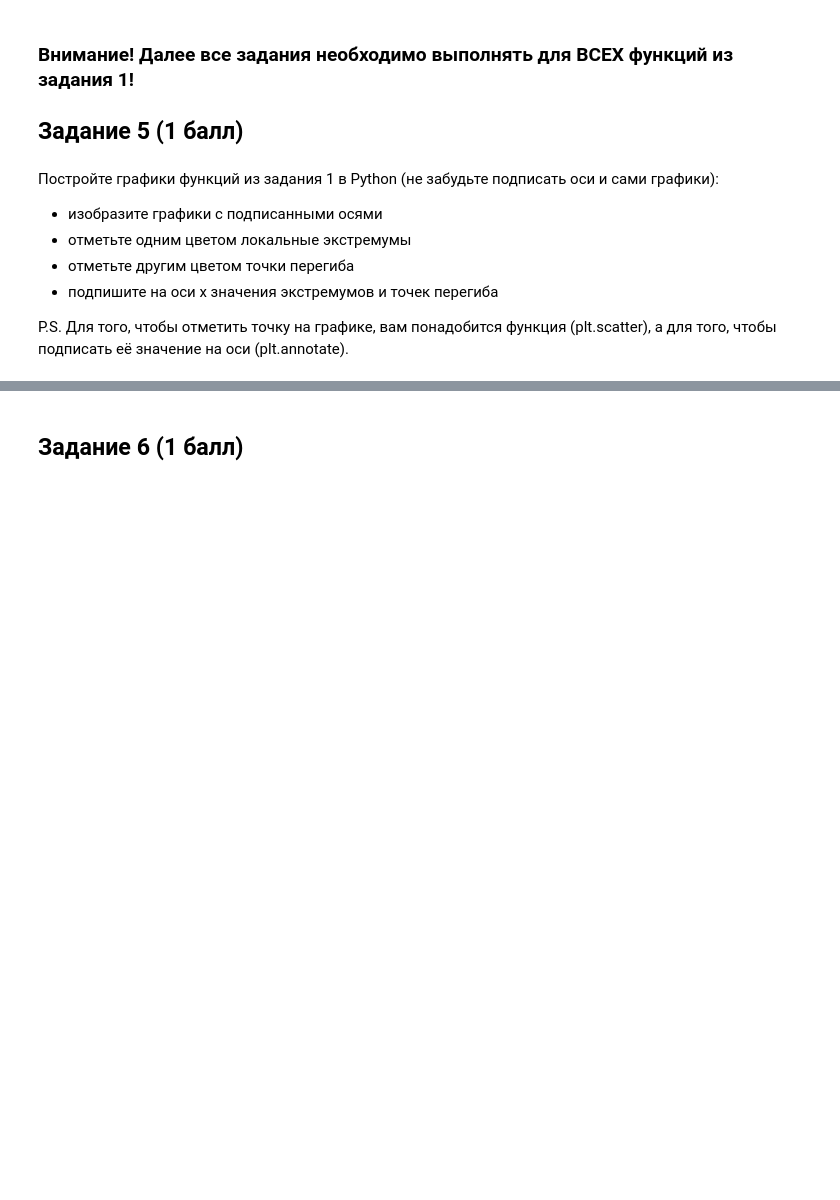
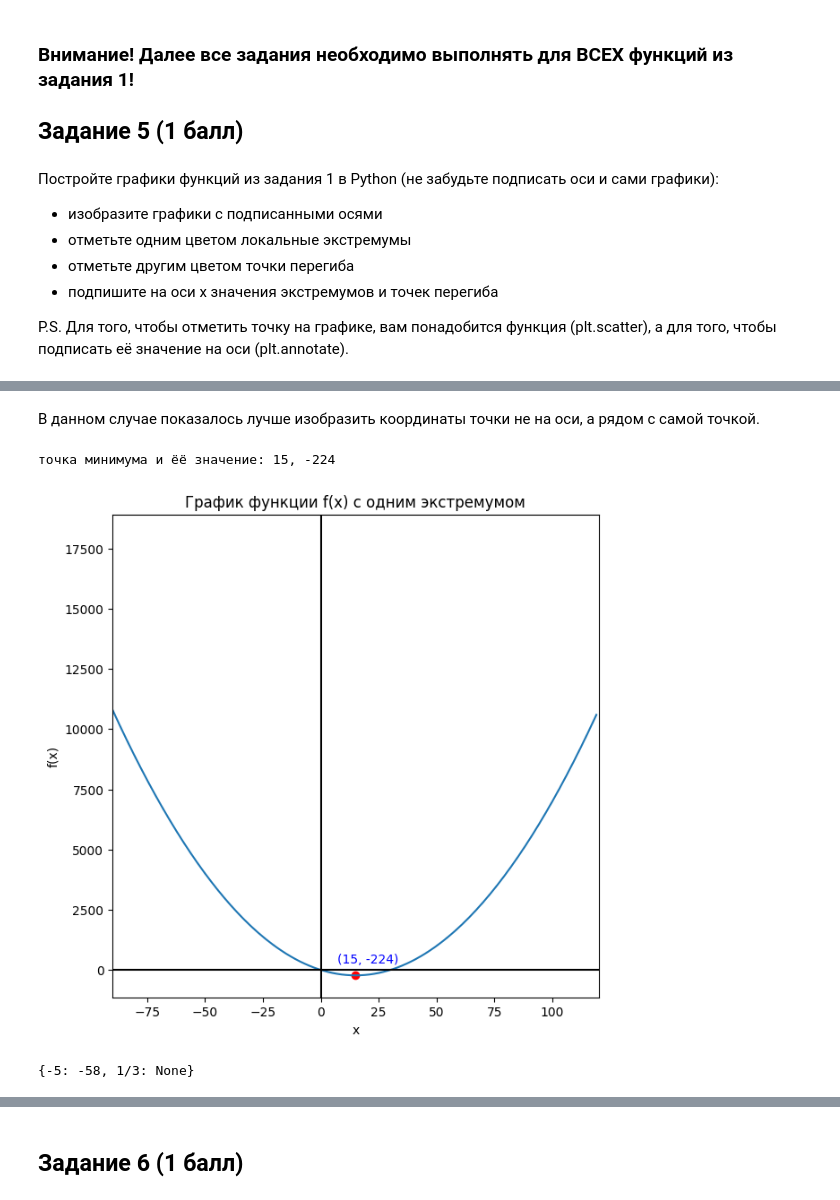
Before and after one commit to VladislavTokarev02/AI_ML_homework, a Jupyter notebook: Hometasks/Base/AI_HW2_GD_base.ipynb, the cells around one changed output, grey strips where cells are left out. Saved outputs shown, nothing was run; the diff lists cells and outputs as text; code cells hidden in the pictures; blank space fills up the shorter version.

```diff
--- a/Hometasks/Base/AI_HW2_GD_base.ipynb
+++ b/Hometasks/Base/AI_HW2_GD_base.ipynb
@@ -70,6 +45,0 @@ print(f"значение функции в точке максимума = {f_ma
-# %%
-dh_x = sp.diff(h(x))
-solver = sp.solve(dh_x)
-dh_x2 = sp.diff(dh_x)
-solver
-print(f"точка минимума для h(x) = {min_dhx}")
@@ -78,8 +45,0 @@ print(f"точка минимума для h(x) = {min_dhx}")
-# %%
-dj_x = sp.diff(j(x))
-solver = sp.solve(dj_x)
-dj_x2 = sp.diff(dj_x)
-max_djx = dj_x2.subs(x, solver[0]) # <0 - точка максимума
-min_djx = dj_x2.subs(x, solver[1]) # >0 - точка минимума
-print(f"точка максимума для j(x) = {max_djx}")
-print(f"точка минимума для j(x) = {min_djx}")
@@ -89,3 +70,8 @@ print(f"точка минимума для j(x) = {min_djx}")
+# %%
+f_x = calc_extr(f(x))
+g_x = calc_extr(g(x))
+h_x = calc_extr(h(x))
+j_x = calc_extr(j(x))
 # %% [markdown]
 ## Задание 3 (1 балл)
 # %% [markdown]
@@ -206,0 +121,41 @@ for x_pt, y_pt in zip(inflection, inflection_y):
+# %% [markdown]
+В данном случае показалось лучше изобразить координаты точки не на оси, а рядом с самой точкой.
+# %%
+x_values = [x for x in np.arange(-120, 120, 1)]
+f_values = [f(x) for x in x_values]
+
+plt.figure(figsize = (7, 7))
+plt.plot(x_values, f_values)
+
+plt.xlim([-90, 120])
+#plt.ylim([-250, 100])
+plt.axvline(x=0, c = 'black')
+plt.axhline(y=0, c = 'black')
+
+plt.title('График функции f(x) c одним экстремумом')
+
+x_min = list(f_x.keys())[0]
+y_min = list(f_x.values())[0]
+print(f"точка минимума и ёё значение: {x_min}, {y_min}")
+
+plt.scatter(x_min, y_min, color = 'red')
+
+# Подписываем точку
+plt.annotate(f"({x_min}, {y_min})",  # Текст подписи
+             (x_min, y_min),         # Координаты самой точки
+             textcoords="offset points", # Используем смещение
+             xytext=(10, 10),            # Смещение подписи (x, y)
+             ha="center",                # Выравнивание по горизонтали
+             color="blue")                # Цвет текста
+
+plt.xlabel('x')
+plt.ylabel('f(x)')
+
+plt.show()
+# %% [output]
+точка минимума и ёё значение: 15, -224
+[figure, added]
+# %%
+g_x
+# %% [output]
+{-5: -58, 1/3: None}
```
Also changed, not shown: parts of 20 cells of this notebook.
